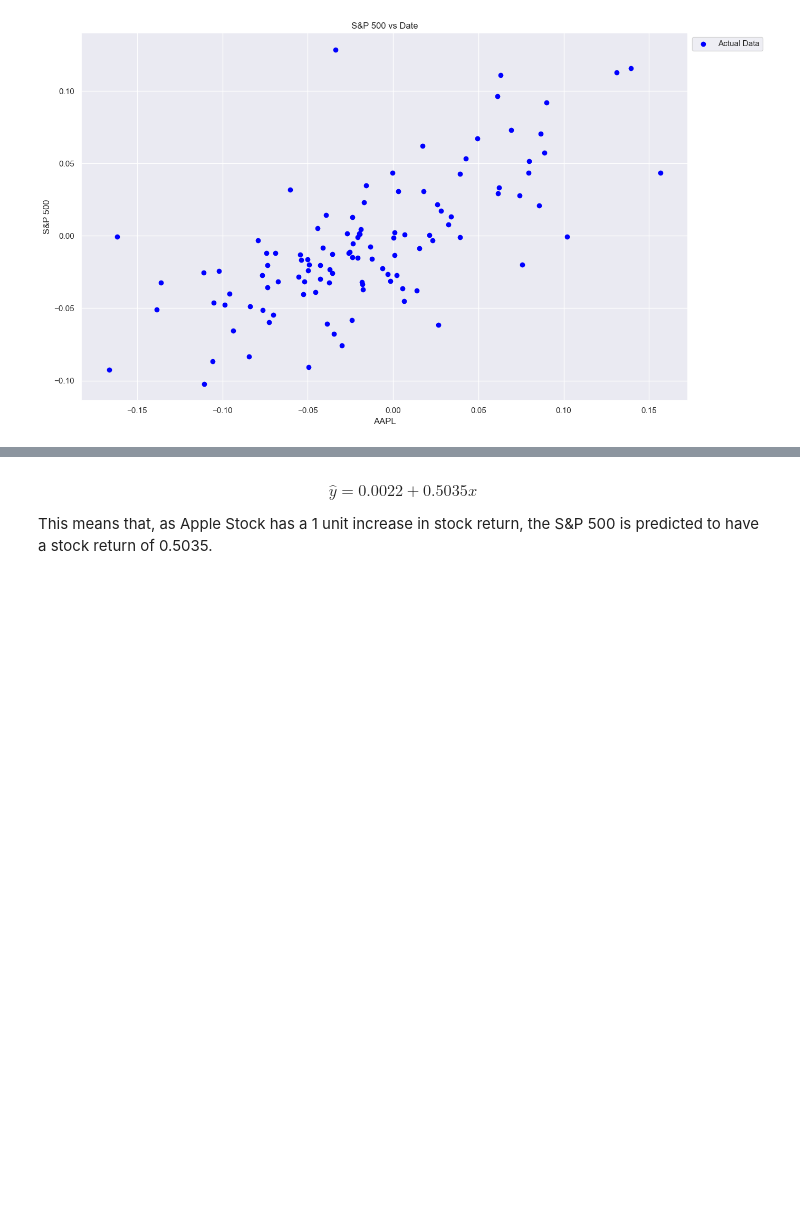
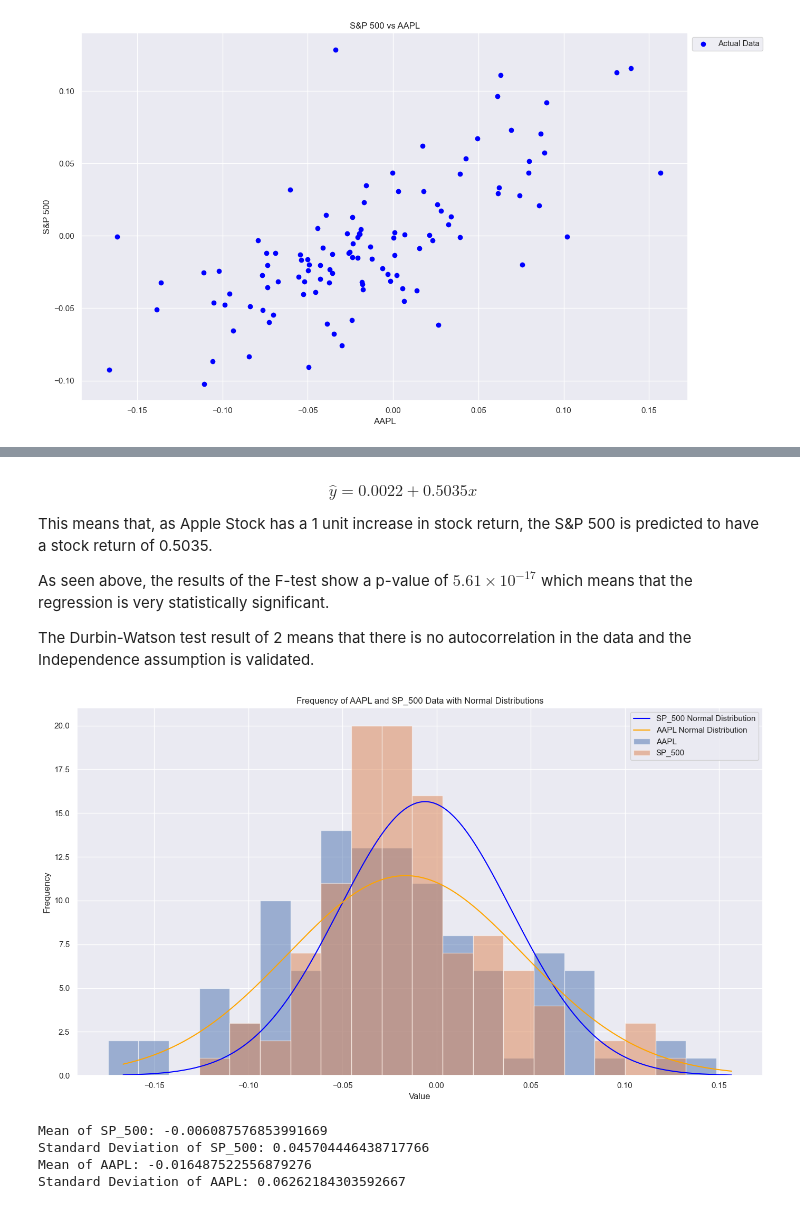
Before and after one commit to DaBelenlearner/Regression_Project, a Jupyter notebook: SLR.ipynb, the cells around one changed output, grey strips where cells are left out. Drawn from its saved outputs; the diff is of its cells as text; code cells hidden in the pictures; blank space fills up the shorter version.

```diff
--- a/SLR.ipynb
+++ b/SLR.ipynb
@@ -76,3 +77,54 @@ Residual  109.0  0.120436  0.001105        NaN           NaN
 $$\hat{y} = 0.0022 + 0.5035 x$$
 
 This means that, as Apple Stock has a 1 unit increase in stock return, the S&P 500 is predicted to have a stock return of 0.5035.
+
+As seen above, the results of the F-test show a p-value of $5.61 \times 10^{-17}$ which means that the regression is very statistically significant.
+
+The Durbin-Watson test result of 2 means that there is no autocorrelation in the data and the Independence assumption is validated.
+# %%
+# Create a histogram for AAPL
+aapl_hist, bins = np.histogram(combined_data['AAPL'], bins=20)
+
+# Create a histogram for SP_500
+sp500_hist, _ = np.histogram(combined_data['SP_500'], bins=bins)
+
+# Plot the histograms as bar graphs
+plt.figure(figsize=(14, 8))
+plt.bar(bins[:-1], aapl_hist, width=(bins[1] - bins[0]), alpha=0.5, label='AAPL')
+plt.bar(bins[:-1], sp500_hist, width=(bins[1] - bins[0]), alpha=0.5, label='SP_500')
+
+# Calculate the mean and standard deviation of SP_500 and AAPL data
+mean_sp500 = combined_data['SP_500'].mean()
+std_dev_sp500 = combined_data['SP_500'].std()
+
+mean_aapl = combined_data['AAPL'].mean()
+std_dev_aapl = combined_data['AAPL'].std()
+
+# Generate points on the x axis for plotting the normal distributions
+x = np.linspace(min(bins), max(bins), 1000)
+
+# Plot the normal distribution for SP_500
+sp500_normal_dist = stats.norm.pdf(x, mean_sp500, std_dev_sp500)
+plt.plot(x, sp500_normal_dist * len(combined_data['SP_500']) * (bins[1] - bins[0]), label='SP_500 Normal Distribution', color='blue')
+
+# Plot the normal distribution for AAPL
+aapl_normal_dist = stats.norm.pdf(x, mean_aapl, std_dev_aapl)
+plt.plot(x, aapl_normal_dist * len(combined_data['AAPL']) * (bins[1] - bins[0]), label='AAPL Normal Distribution', color='orange')
+
+plt.xlabel('Value')
+plt.ylabel('Frequency')
+plt.title('Frequency of AAPL and SP_500 Data with Normal Distributions')
+plt.legend(loc='upper right')
+plt.tight_layout()
+plt.show()
+
+print(f"Mean of SP_500: {mean_sp500}")
+print(f"Standard Deviation of SP_500: {std_dev_sp500}")
+print(f"Mean of AAPL: {mean_aapl}")
+print(f"Standard Deviation of AAPL: {std_dev_aapl}")
+# %% [output]
+[figure, added]
+Mean of SP_500: -0.006087576853991669
+Standard Deviation of SP_500: 0.045704446438717766
+Mean of AAPL: -0.016487522556879276
+Standard Deviation of AAPL: 0.06262184303592667
```
Also changed, not shown: parts of 9 cells of this notebook.
